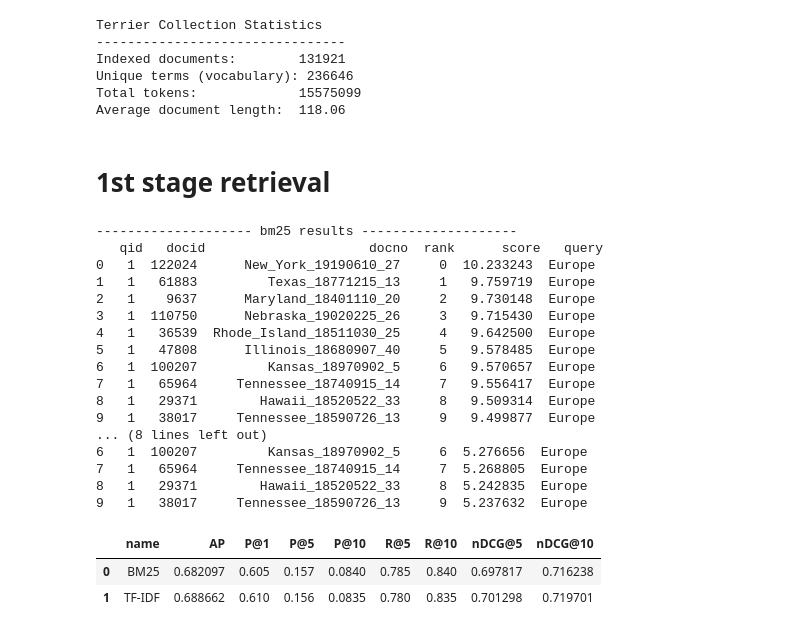
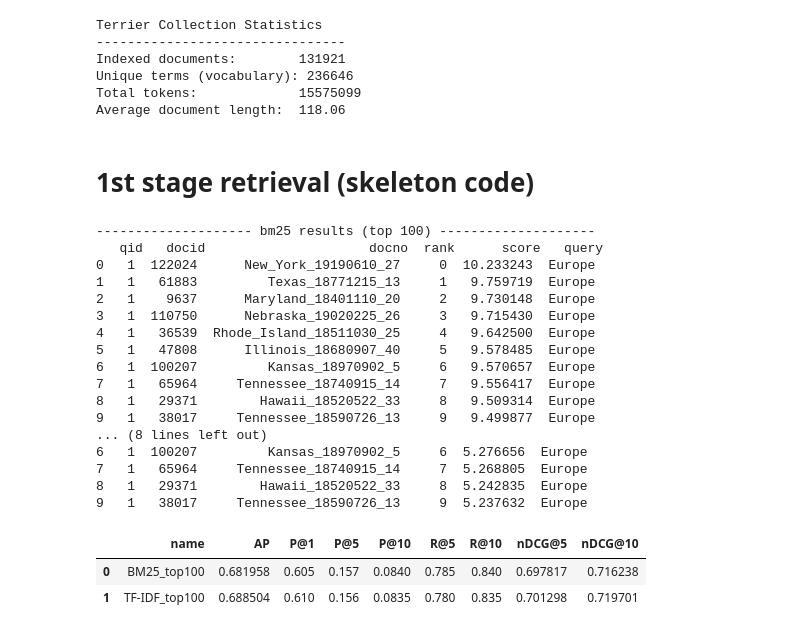
Before and after one commit to OmerSherman/IRProject, a Jupyter notebook: Historical News Question Answering.ipynb, the cells around one changed output. Drawn from its saved outputs; the diff is of its cells as text; code cells hidden in the pictures.

```diff
--- a/Historical News Question Answering.ipynb
+++ b/Historical News Question Answering.ipynb
@@ -316,7 +324,7 @@ def get_index():
     # Key parameters now are: meta, text_attrs, meta_reverse, pretokenised, fields, threads
     indexer = pt.IterDictIndexer(
         index_path,
-        meta={"docno": 40},            # store docno as metadata (up to 20 characters)
+        meta={"docno": 20},            # store docno as metadata (up to 20 characters)
         text_attrs=["text"],           # which field(s) contain the text
         meta_reverse=["docno"],        # enable reverse lookup on docno
         pretokenised=False,
@@ -361,22 +369,31 @@ Unique terms (vocabulary): 236646
 Total tokens:             15575099
 Average document length:  118.06
 # %% [markdown]
-# 1st stage retrieval
+# 1st stage retrieval (skeleton code)
 # %%
 # First stage retriver with BM25
 bm25 = pt.terrier.Retriever(index, wmodel="BM25")
 tf_idf = pt.terrier.Retriever(index, wmodel="TF_IDF")
 # %%
-from pyterrier.measures import P, MAP, R, RR, nDCG
+from pyterrier.measures import P, MAP, R, nDCG
+import pyterrier as pt # Ensure pyterrier is imported as pt
+
+# First stage retriver with BM25
+bm25 = pt.terrier.Retriever(index, wmodel="BM25")
+tf_idf = pt.terrier.Retriever(index, wmodel="TF_IDF")
+
+# Define pipelines with truncation for faster experimentation using the topK operator
+bm25_pipeline = bm25 % 100
+tf_idf_pipeline = tf_idf % 100
 
 #testing the engine
 query = "Europe"
-bm25_results = bm25.search(query)
-tf_idf_results = tf_idf.search(query)
+bm25_results = bm25_pipeline.search(query)
+tf_idf_results = tf_idf_pipeline.search(query)
 
 #show first 10 results
-print('-------------------- bm25 results --------------------\n',bm25_results.head(10))
-print('-------------------- tf_idf results --------------------\n',tf_idf_results.head(10))
+print('-------------------- bm25 results (top 100) --------------------\n',bm25_results.head(10))
+print('-------------------- tf_idf results (top 100) --------------------\n',tf_idf_results.head(10))
 
 # Convert queries and qrels to pandas DataFrames
 queries_df = pd.DataFrame(queries)
@@ -391,35 +408,35 @@ qrels_df = qrels_df.rename(columns={"query_id": "qid", "para_id": "docno"})
 num_queries_subset = 200 # You can adjust this number
 
 queries_subset_df = queries_df.head(num_queries_subset)
 qrels_subset_df = qrels_df[qrels_df['qid'].isin(queries_subset_df['qid'])].copy()
 
 experiment_results = pt.Experiment(
-    [bm25,tf_idf],
+    [bm25_pipeline, tf_idf_pipeline],
     queries_subset_df, # Use the subset of queries
     qrels_subset_df,   # Use the filtered qrels for the subset
     [P@1, P@5, P@10, R@5, R@10, nDCG@5, nDCG@10, MAP],
-    names=["BM25","TF-IDF"],
+    names=["BM25_top100","TF-IDF_top100"],
 )
 
 display(experiment_results)
 # %% [output]
--------------------- bm25 results --------------------
+-------------------- bm25 results (top 100) --------------------
    qid   docid                     docno  rank      score   query
 0   1  122024      New_York_19190610_27     0  10.233243  Europe
 1   1   61883         Texas_18771215_13     1   9.759719  Europe
 2   1    9637      Maryland_18401110_20     2   9.730148  Europe
 3   1  110750      Nebraska_19020225_26     3   9.715430  Europe
 4   1   36539  Rhode_Island_18511030_25     4   9.642500  Europe
 5   1   47808      Illinois_18680907_40     5   9.578485  Europe
 6   1  100207         Kansas_18970902_5     6   9.570657  Europe
 7   1   65964     Tennessee_18740915_14     7   9.556417  Europe
 8   1   29371        Hawaii_18520522_33     8   9.509314  Europe
 9   1   38017     Tennessee_18590726_13     9   9.499877  Europe
 ... (8 lines left out)
 6   1  100207         Kansas_18970902_5     6  5.276656  Europe
 7   1   65964     Tennessee_18740915_14     7  5.268805  Europe
 8   1   29371        Hawaii_18520522_33     8  5.242835  Europe
 9   1   38017     Tennessee_18590726_13     9  5.237632  Europe
 |  | name | AP | P@1 | P@5 | P@10 | R@5 | R@10 | nDCG@5 | nDCG@10 |
-| 0 | BM25 | 0.682097 | 0.605 | 0.157 | 0.0840 | 0.785 | 0.840 | 0.697817 | 0.716238 |
-| 1 | TF-IDF | 0.688662 | 0.610 | 0.156 | 0.0835 | 0.780 | 0.835 | 0.701298 | 0.719701 |
+| 0 | BM25_top100 | 0.681958 | 0.605 | 0.157 | 0.0840 | 0.785 | 0.840 | 0.697817 | 0.716238 |
+| 1 | TF-IDF_top100 | 0.688504 | 0.610 | 0.156 | 0.0835 | 0.780 | 0.835 | 0.701298 | 0.719701 |
```
Also changed, not shown: parts of 12 cells of this notebook.
